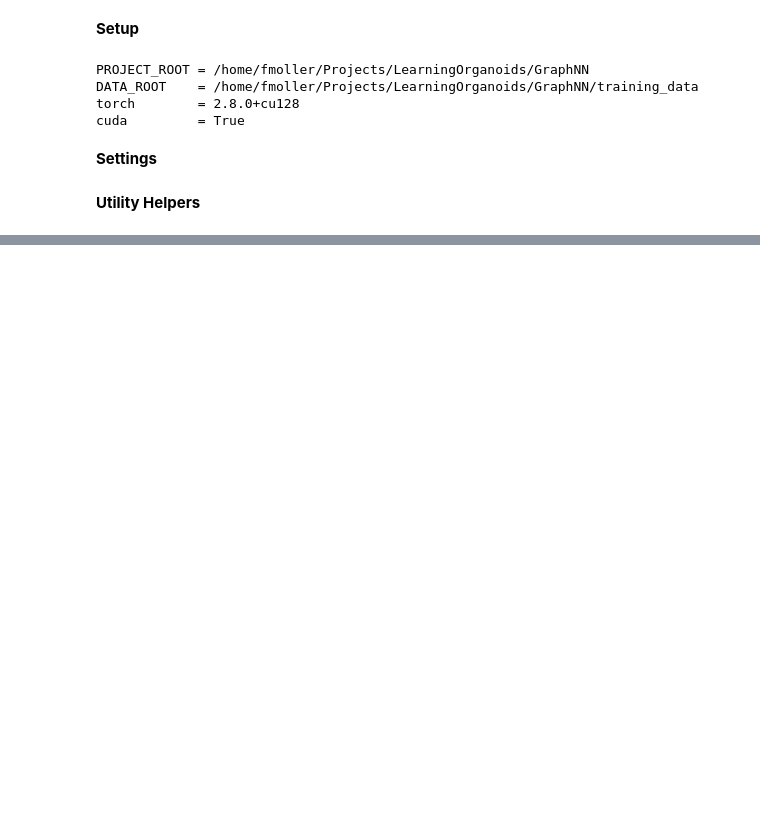
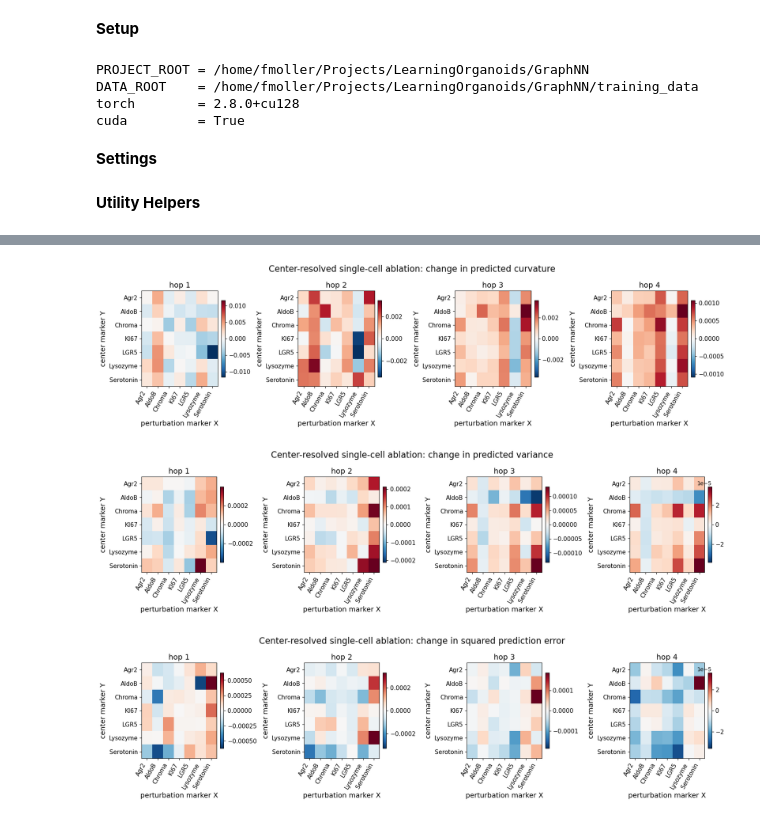
Before and after one commit to fskovbo/organoid_GNN, a Jupyter notebook: experiments/ablation_analysis.ipynb, the cells around one changed output, grey strips where cells are left out. Cells and saved outputs as stored; diff of their text form; code cells hidden in the pictures; blank space fills up the shorter version.

Commit message:
Tested different sampling schemes and updated ablation_analysis to match

```diff
--- a/experiments/ablation_analysis.ipynb
+++ b/experiments/ablation_analysis.ipynb
@@ -23,9 +23,10 @@ import numpy as np
 import pandas as pd
 import torch
 
-PROJECT_ROOT = Path.cwd().parent
+PROJECT_ROOT = Path.cwd()
+if not (PROJECT_ROOT / "src").exists():
+    PROJECT_ROOT = PROJECT_ROOT.parent
 DATA_ROOT = PROJECT_ROOT / "training_data"
-
 sys.path.append(str(PROJECT_ROOT))
 
 print("PROJECT_ROOT =", PROJECT_ROOT)
@@ -1347,0 +947,42 @@ Saved folded ablation/conversion experiment -> /home/fmoller/Projects/LearningOr
+# %%
+from src.plotting.influence_maps import plot_influence_center_resolved
+
+
+def center_resolved_arrays(summary_df, metric):
+    hops = list(range(1, NUM_LAYERS + 1))
+    n_markers = len(marker_names)
+    means = np.full((len(hops), n_markers, n_markers), np.nan, dtype=float)
+    counts = np.zeros((len(hops), n_markers, n_markers), dtype=int)
+    marker_to_idx = {marker: i for i, marker in enumerate(marker_names)}
+    subset = summary_df[summary_df["metric"] == metric]
+    for row in subset.itertuples(index=False):
+        if row.center_marker not in marker_to_idx:
+            continue
+        hi = hops.index(int(row.hop))
+        ci = marker_to_idx[row.center_marker]
+        si = int(row.source_marker)
+        means[hi, ci, si] = row.mean_effect
+        counts[hi, ci, si] = row.cases
+    return means, counts, hops
+
+
+for metric, spec in METRICS.items():
+    values, counts, hops = center_resolved_arrays(center_summary_df, metric)
+    fig, axes = plot_influence_center_resolved(
+        values,
+        hops,
+        marker_names,
+        f"Center-resolved single-cell ablation: {spec['label']}",
+        center_zero=True,
+        sort_center=False,
+        cmap="RdBu_r",
+        counts=counts,
+        min_count=HEATMAP_DISPLAY_MIN_CASES,
+        bad_color="white",
+    )
+    save_figure(fig, f"center_resolved_{spec['short']}_heatmaps")
+    plt.show()
+# %% [output]
+[figure, added]
+[figure, added]
+[figure, added]
```
Also changed, not shown: parts of 48 cells of this notebook, 6 other files.
